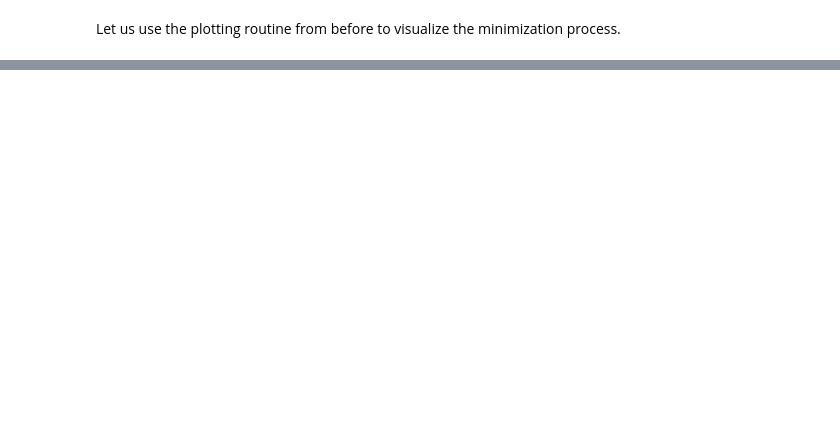
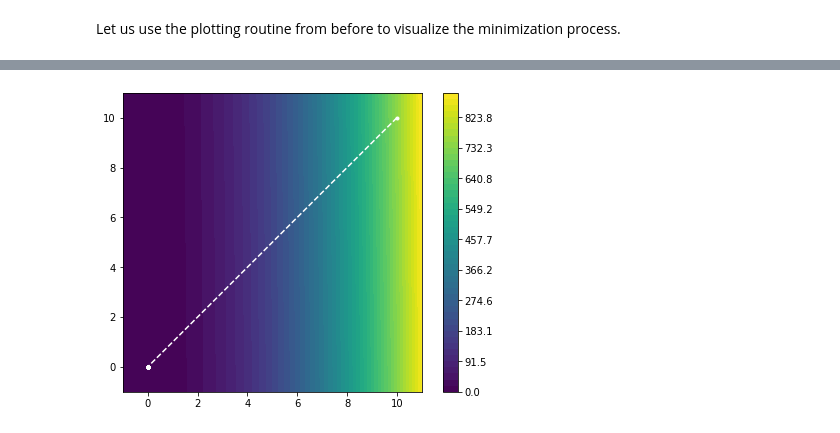
Before and after one commit to bonevbs/ml_notebooks, a Jupyter notebook: numerical_optimization.ipynb, the cells around one changed output, grey strips where cells are left out. Drawn from its saved outputs; the diff is of its cells as text; code cells hidden in the pictures; blank space fills up the shorter version.

```diff
--- a/numerical_optimization.ipynb
+++ b/numerical_optimization.ipynb
@@ -206,0 +234,38 @@ Coming from numerical linear algebra, I couldn't resist to introduce some linear
+# %%
+def newton_method(f, x0):
+
+  # initialize the procedure
+  x = x0
+  x.requires_grad = True
+
+  # track the progress in trace
+  trace = [x.detach().numpy()]
+
+  # iterate
+  k = 0
+  while k < 20:
+    # compute the gradient and Hessian
+    H = torch.autograd.functional.hessian(f, x, create_graph=False).squeeze()
+    f0 = f(x)
+    f0.backward()
+    # solve the linear system and compute the update
+    with torch.no_grad():
+      p = - torch.linalg.solve(H, x.grad)
+      x = x + p
+
+    trace.append(x.detach().numpy())
+    x.requires_grad = True
+    f.zero_grad()
+    k += 1
+  # compute the Wolfe condition
+  return trace
+
+objective_function = quadratic_form(d)
+x0 = torch.tensor([[10.],[10.]], requires_grad=True)
+trace = newton_method(objective_function, x0)
+# %%
+trace = np.array(trace)
+bounds = [np.amin(trace[:,0]) - 1., np.amax(trace[:,0]) + 1., np.amin(trace[:,1]) - 1., np.amax(trace[:,1]) + 1.]
+plot_minimizier(objective_function, bounds=bounds, trace=trace)
+# %% [output]
+[figure, added]
```
Also changed, not shown: parts of 22 cells of this notebook.
